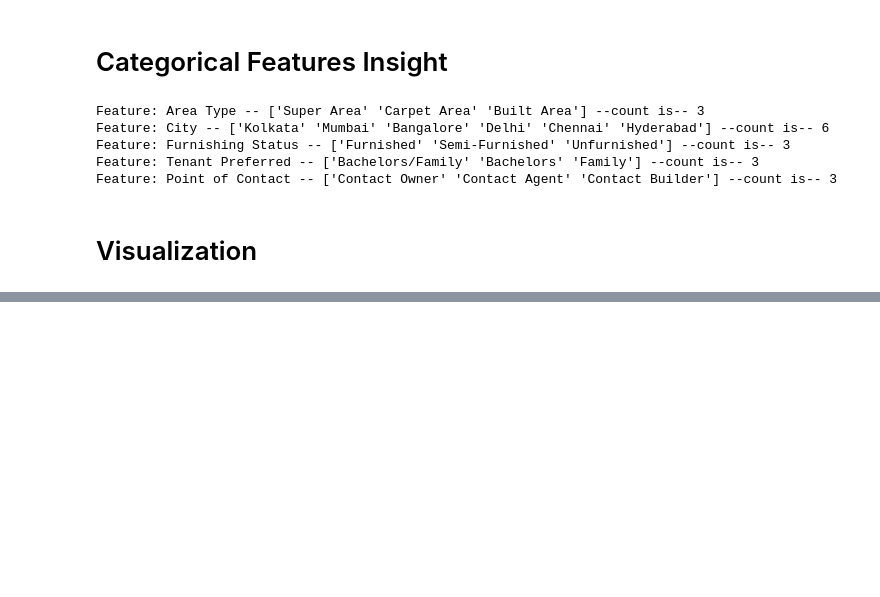
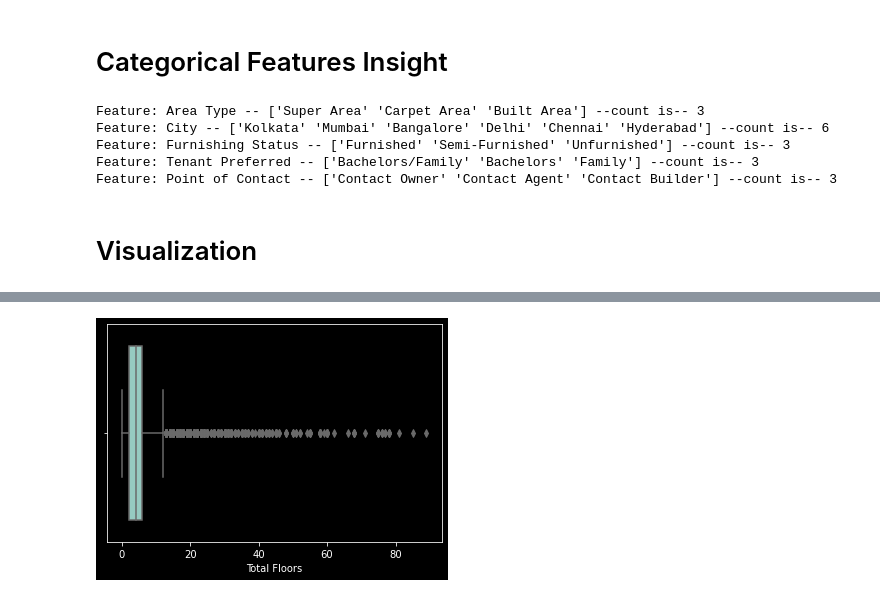
Before and after one commit to Ishrak30/Predicting-House-Rent-Using-ML, a Jupyter notebook: PredictingHouseRent.ipynb, the cells around one changed output, grey strips where cells are left out. Drawn from its saved outputs; the diff is of its cells as text; code cells hidden in the pictures; blank space fills up the shorter version.

```diff
--- a/PredictingHouseRent.ipynb
+++ b/PredictingHouseRent.ipynb
@@ -161,0 +170,4 @@ print(count_data)
+# %%
+size_floor_total = sns.boxplot(x='Total Floors',data=df)
+# %% [output]
+[figure, added]
```
Also changed, not shown: parts of 12 cells of this notebook.
